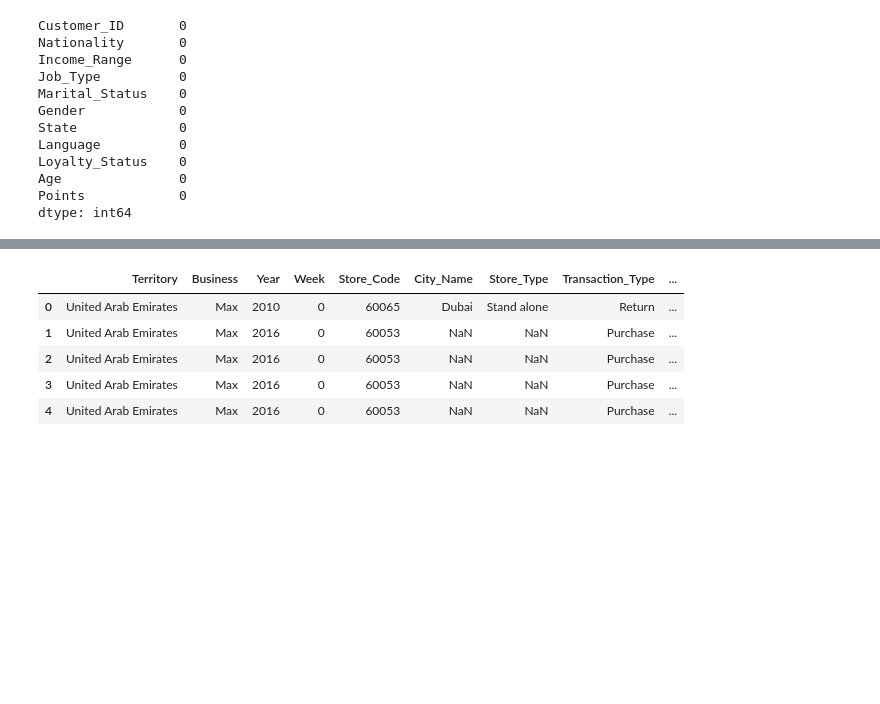
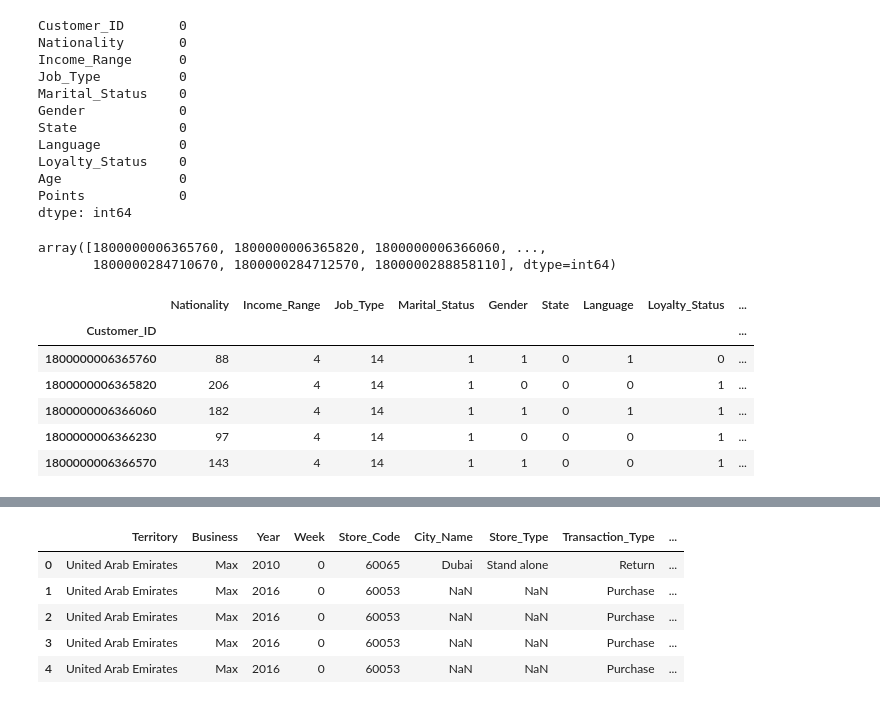
Before and after one commit to arvind0417/ML_Projects, a Jupyter notebook: LMG/LMG_Analytics-Copy1.ipynb, the cells around one changed output, grey strips where cells are left out. Saved outputs shown, nothing was run; the diff lists cells and outputs as text; code cells hidden in the pictures; blank space fills up the shorter version.

```diff
--- a/LMG/LMG_Analytics-Copy1.ipynb
+++ b/LMG/LMG_Analytics-Copy1.ipynb
@@ -96,6 +96,7 @@ demographics["Gender"] = le.fit_transform(demographics["Gender"])
 demographics["State"] = le.fit_transform(demographics["State"])
 demographics["Language"] = le.fit_transform(demographics["Language"])
 demographics["Loyalty_Status"] = le.fit_transform(demographics["Loyalty_Status"])
+demographics["Services"] = le.fit_transform(demographics["Loyalty_Status"])
 # %%
 demographics.head()
 # %% [output]
@@ -105,6 +106,8 @@ demographics.head()
 | 2 | 1800000006366060 | 182 | 4 | Services | 1 | 1 | 0 | 1 | ... |
 | 3 | 1800000006366230 | 97 | 4 | Services | 1 | 0 | 0 | 0 | ... |
 | 4 | 1800000006366570 | 143 | 4 | Services | 1 | 1 | 0 | 0 | ... |
+# %%
+demographics["Job_Type"] = le.fit_transform(demographics["Job_Type"])
 # %%
 demographics.isnull().sum()
 # %% [output]
@@ -122,0 +132,17 @@ dtype: int64
+# %%
+customers
+# %% [output]
+array([1800000006365760, 1800000006365820, 1800000006366060, ...,
+       1800000284710670, 1800000284712570, 1800000288858110], dtype=int64)
+# %%
+demographics.set_index("Customer_ID", inplace = True)
+# %%
+demographics.head()
+# %% [output]
+|  | Nationality | Income_Range | Job_Type | Marital_Status | Gender | State | Language | Loyalty_Status | ... |
+| Customer_ID |  |  |  |  |  |  |  |  | ... |
+| 1800000006365760 | 88 | 4 | 14 | 1 | 1 | 0 | 1 | 0 | ... |
+| 1800000006365820 | 206 | 4 | 14 | 1 | 0 | 0 | 0 | 1 | ... |
+| 1800000006366060 | 182 | 4 | 14 | 1 | 1 | 0 | 1 | 1 | ... |
+| 1800000006366230 | 97 | 4 | 14 | 1 | 0 | 0 | 0 | 1 | ... |
+| 1800000006366570 | 143 | 4 | 14 | 1 | 1 | 0 | 0 | 1 | ... |
```
Also changed, not shown: parts of 11 cells of this notebook.
